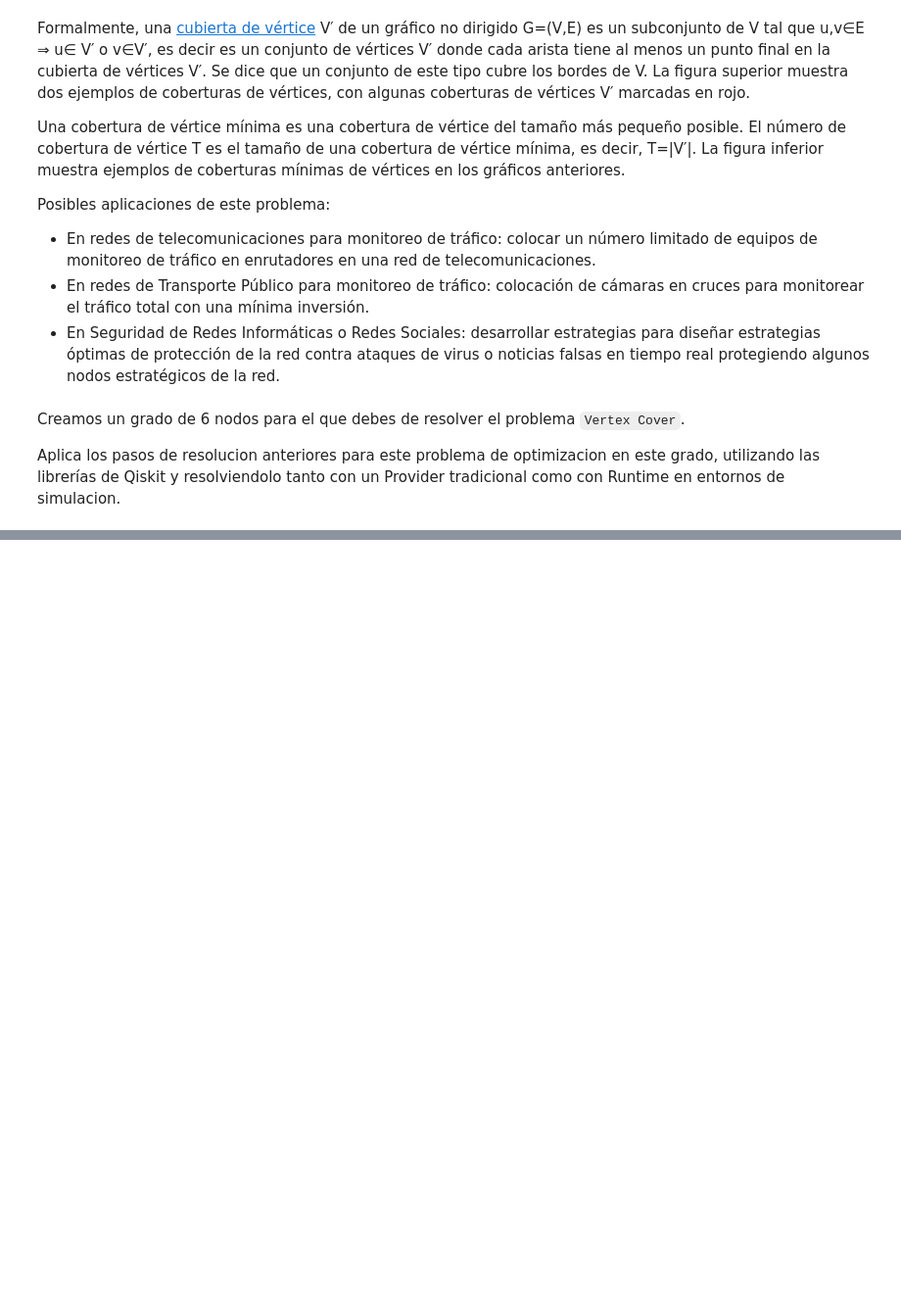
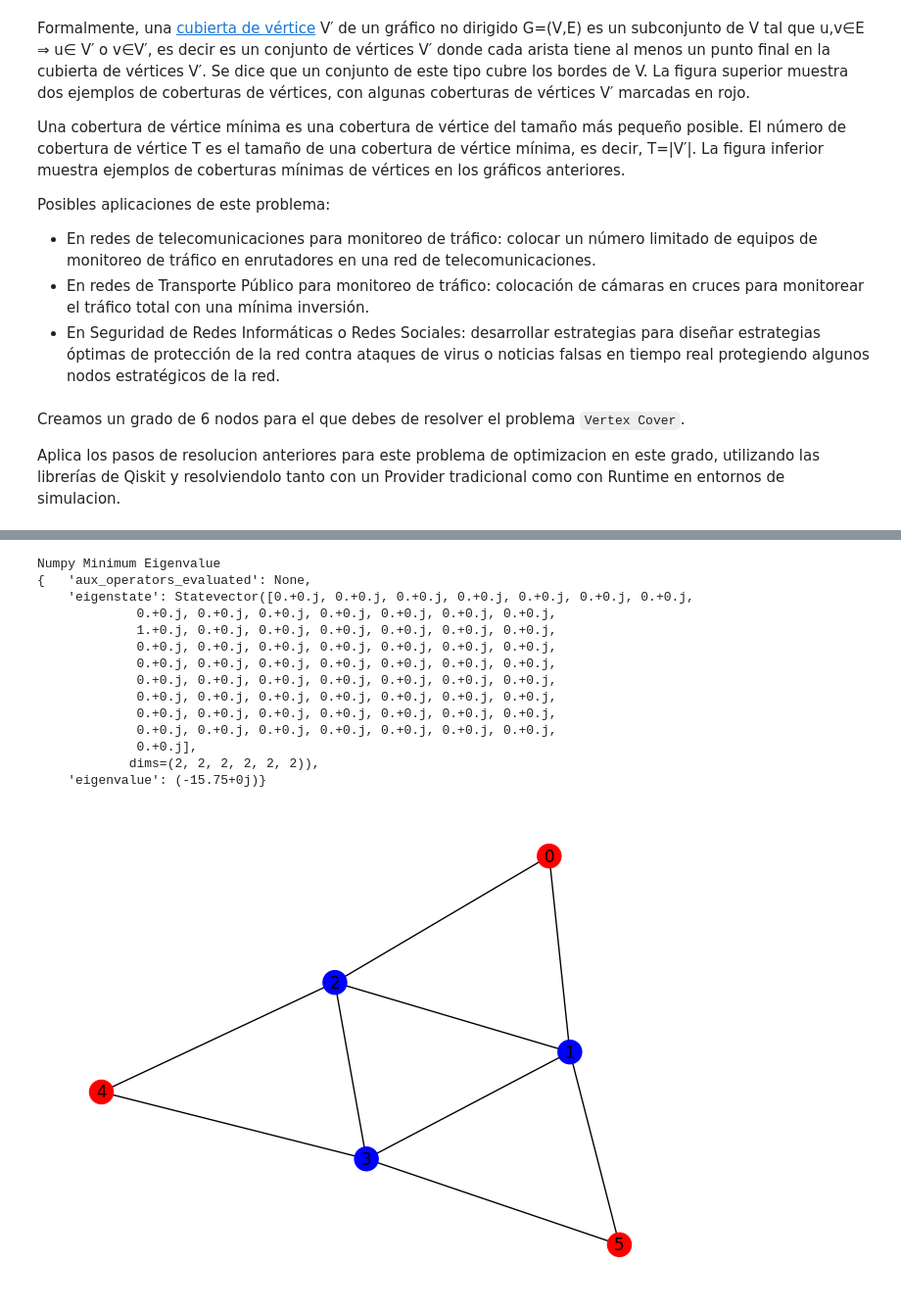
Before and after one commit to jore731/qiskit, a Jupyter notebook: EJERCICIOS/EJERCICIO4_Optimizacion_VQE_QAOA.ipynb, the cells around one changed output, grey strips where cells are left out. Shown at 98% size. Cells and saved outputs as stored; diff of their text form; code cells hidden in the pictures; blank space fills up the shorter version.

```diff
--- a/EJERCICIOS/EJERCICIO4_Optimizacion_VQE_QAOA.ipynb
+++ b/EJERCICIOS/EJERCICIO4_Optimizacion_VQE_QAOA.ipynb
@@ -123,11 +96,19 @@ nx.draw(G,with_labels=True, node_size=1000, node_color='red', edge_color='red')
 # %%
-#Crear Quadratic Problem
+#Crear Quadratic Program
 #https://qiskit.org/ecosystem/optimization/stubs/qiskit_optimization.applications.VertexCover.html#qiskit_optimization.applications.VertexCover
 from qiskit_optimization.applications import VertexCover  #estas librerias de qiskit tienen helper functions para interpretar resultados
+
+
+vertex_cover = VertexCover(G)
+
+qp = vertex_cover.to_quadratic_program()
 # %%
 #Crear QUBO y H Ising
-
 #converting to QUBO
-
+qubo = QuadraticProgramToQubo().convert(qp)
+display("qubo", qubo)
 
 #converting QUBO task to Ising Hamiltonian for simulation on quantum computer
+ising, offset = qubo.to_ising()
+display("ising", ising)
+display("offset", offset)
@@ -141,0 +125,29 @@ from qiskit_optimization.applications import VertexCover  #estas librerias de qi
+# %%
+#Resolver con algoritmo clásico de Numpy
+# Numpy Eigensolver
+np_eigensolver = NumPyMinimumEigensolver()
+
+result = np_eigensolver.compute_minimum_eigenvalue(ising)
+print("Numpy Minimum Eigenvalue")
+print(result)
+
+solutions = result.eigenstate.probabilities_dict()
+nodes = np.array([int(node) for node in list(solutions.keys())[0][::-1]])
+
+maxcut.draw(nodes)
+# %% [output]
+Numpy Minimum Eigenvalue
+{   'aux_operators_evaluated': None,
+    'eigenstate': Statevector([0.+0.j, 0.+0.j, 0.+0.j, 0.+0.j, 0.+0.j, 0.+0.j, 0.+0.j,
+             0.+0.j, 0.+0.j, 0.+0.j, 0.+0.j, 0.+0.j, 0.+0.j, 0.+0.j,
+             1.+0.j, 0.+0.j, 0.+0.j, 0.+0.j, 0.+0.j, 0.+0.j, 0.+0.j,
+             0.+0.j, 0.+0.j, 0.+0.j, 0.+0.j, 0.+0.j, 0.+0.j, 0.+0.j,
+             0.+0.j, 0.+0.j, 0.+0.j, 0.+0.j, 0.+0.j, 0.+0.j, 0.+0.j,
+             0.+0.j, 0.+0.j, 0.+0.j, 0.+0.j, 0.+0.j, 0.+0.j, 0.+0.j,
+             0.+0.j, 0.+0.j, 0.+0.j, 0.+0.j, 0.+0.j, 0.+0.j, 0.+0.j,
+             0.+0.j, 0.+0.j, 0.+0.j, 0.+0.j, 0.+0.j, 0.+0.j, 0.+0.j,
+             0.+0.j, 0.+0.j, 0.+0.j, 0.+0.j, 0.+0.j, 0.+0.j, 0.+0.j,
+             0.+0.j],
+            dims=(2, 2, 2, 2, 2, 2)),
+    'eigenvalue': (-15.75+0j)}
+[figure, added]
```
Also changed, not shown: parts of 11 cells of this notebook, 2 other files.
